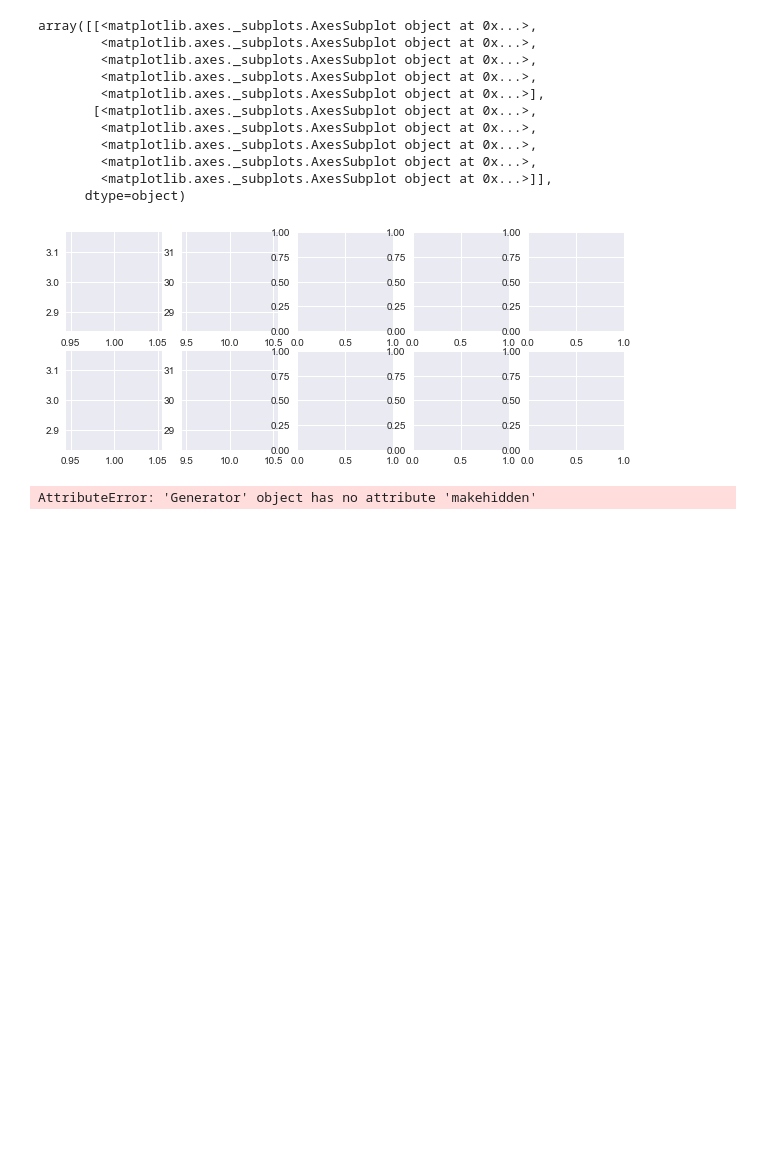
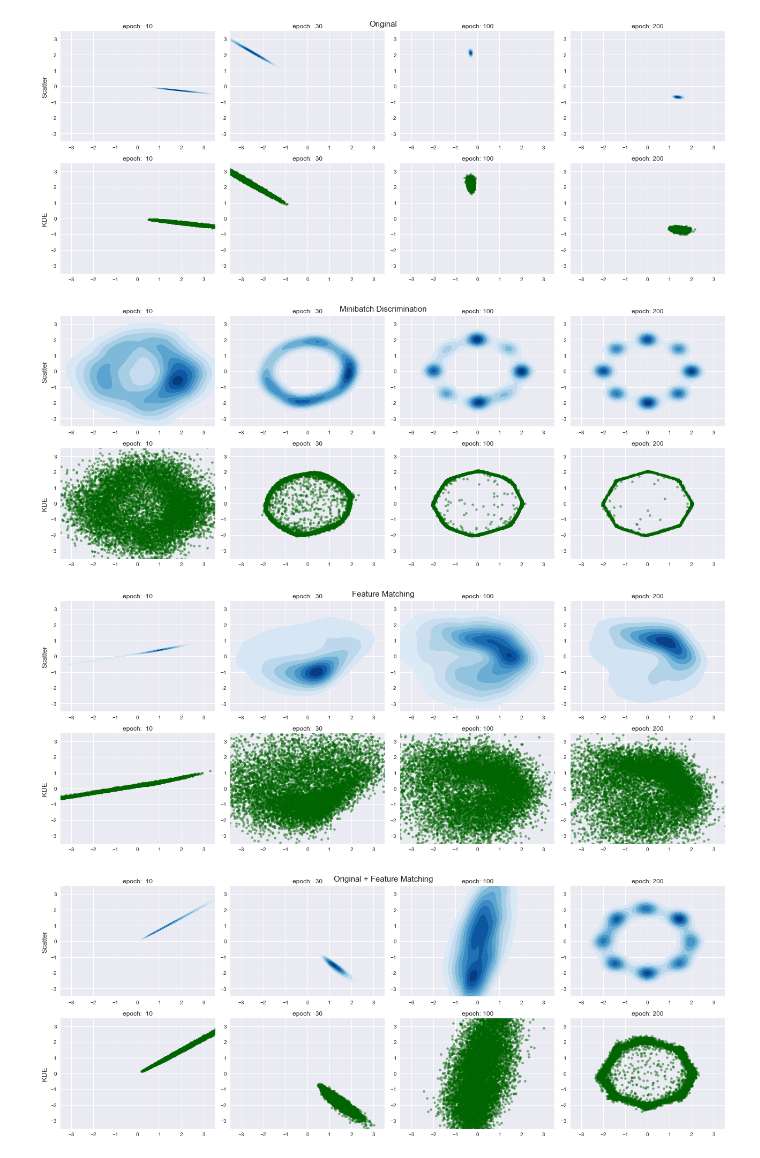
Before and after one commit to haru-256/toy_problem_GMM.chainer, a Jupyter notebook: plot_after_learning.ipynb, the cells around one changed output. Saved outputs shown, nothing was run; the diff lists cells and outputs as text; code cells hidden in the pictures; blank space fills up the shorter version.

```diff
--- a/plot_after_learning.ipynb
+++ b/plot_after_learning.ipynb
@@ -3,7 +3,10 @@ import numpy
 import chainer
 from chainer.variable import Variable
 import matplotlib.pyplot as plt
+import numpy as np
 import pathlib
 from generator import Generator
 from chainer.serializers import load_npz
 from utils import plot_kde_data, plot_scatter_data
+import seaborn as sns
+sns.set()
@@ -10,25 +23,4 @@ from utils import plot_kde_data, plot_scatter_data
 # %%
 data_size=10000
 seed=0
-epochs = [1, 10, 30, 100, 200]
+epochs = [10, 30, 100, 200]
-# %%
-axes
-# %% [output]
-array([[<matplotlib.axes._subplots.AxesSubplot object at 0x...>,
-        <matplotlib.axes._subplots.AxesSubplot object at 0x...>,
-        <matplotlib.axes._subplots.AxesSubplot object at 0x...>,
-        <matplotlib.axes._subplots.AxesSubplot object at 0x...>,
-        <matplotlib.axes._subplots.AxesSubplot object at 0x...>],
-       [<matplotlib.axes._subplots.AxesSubplot object at 0x...>,
-        <matplotlib.axes._subplots.AxesSubplot object at 0x...>,
-        <matplotlib.axes._subplots.AxesSubplot object at 0x...>,
-        <matplotlib.axes._subplots.AxesSubplot object at 0x...>,
-        <matplotlib.axes._subplots.AxesSubplot object at 0x...>]],
-      dtype=object)
-# %%
-fig, axes = plt.subplots(2, len(epochs), figsize=(10, 4))
-for i in axes:
-    i[0].plot(1, 3)
-    i[1].plot(10, 30)
-# %% [output]
-[figure, removed]
@@ -35,17 +76,38 @@ for i in axes:
 # %%
-for i in [1, 2, 3,5]:
-    fig, axes = plt.subplots(2, len(epochs))
-    for epoch, ax in zip(epochs, axes):
-        path = pathlib.Path("result_{0}/gen_epoch_{1}.npz".format(i, epochs))
+for i in [1, 2, 3, 5]:
+    fig, axes = plt.subplots(2, len(epochs), figsize=(18, 7))
+    for epoch, j in zip(epochs, range(4)):
+        path = pathlib.Path("result_{0}/gen_epoch_{1}.npz".format(i, epoch))
         gen = Generator(isBN=False)
         load_npz(path, gen)
         np.random.seed(seed)
         z = gen.make_hidden(batchsize=data_size)
         with chainer.using_config('train', False):
             with chainer.using_config('enable_backprop', False):
                 z = Variable(gen.make_hidden(batchsize=data_size))
                 x = gen(z)
 
-        plot_kde_data(x, epoch, "result_{0}_epoch_{1}.jpg".format(i, epochs))
+        plot_kde_data(x.data, epoch, axes=axes[0, j], cmap="Blues")
+        if j == 0:
+            axes[0, j].set_ylabel("Scatter", fontsize=13)
+        plot_scatter_data(x.data, epoch, axes=axes[1, j], color="darckgreen")
+        if j == 0:
+            axes[1, j].set_ylabel("KDE", fontsize=13)
+    if i == 1:
+        title = "Original"
+    elif i == 2:
+        title = "Minibatch Discrimination"
+    elif i == 3:
+        title = "Feature Matching"
+    elif i == 5:
+        title = "Original + Feature Matching"
+
+    fig.suptitle(title, fontsize=15, y=0.99)
+    fig.tight_layout()
+    fig.savefig("result_{0}".format(i))
+    plt.plot()
 # %% [output]
-AttributeError: 'Generator' object has no attribute 'makehidden'
+[figure, added]
+[figure, added]
+[figure, added]
+[figure, added]
```
Also changed, not shown: parts of 5 cells of this notebook, 4 other files.
